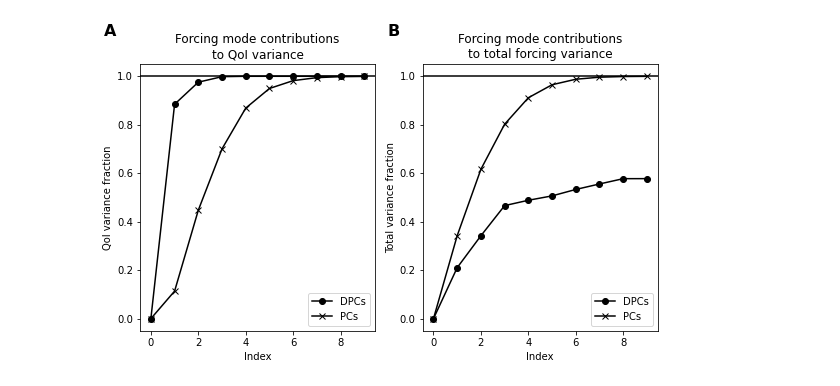
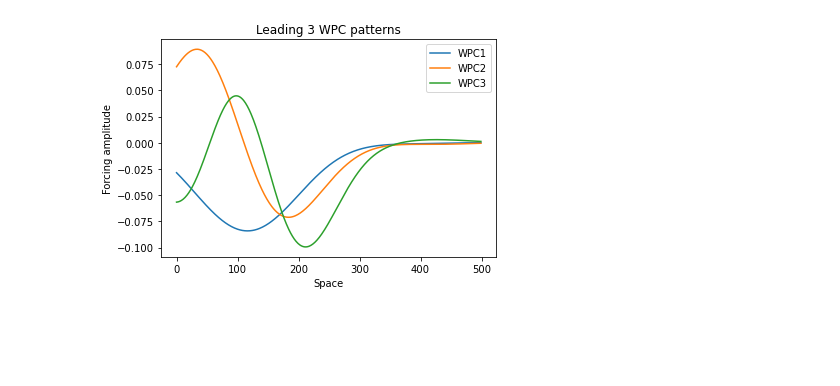
Before and after one commit to amrhein/DPCs, a Jupyter notebook: DPCs.ipynb, the cells around one changed output. Drawn from its saved outputs; the diff is of its cells as text; code cells hidden in the pictures; blank space fills up the shorter version.

```diff
--- a/DPCs.ipynb
+++ b/DPCs.ipynb
@@ -126,5 +151,13 @@ plt.savefig('Figs/setup.png', dpi=300)
 # %%
 # Time series - based approach
 [L,G,Tt] = np.linalg.svd(np.sqrt(1/(Ne-1))*S.T.dot(X),full_matrices=False)
 
 P = np.sqrt(1/(Ne-1))*X.dot(Tt.T)#.dot(np.diag(1/S))
+plt.plot((P/np.linalg.norm(P,axis=0))[:,:3])
+plt.title('Leading 3 WPC patterns')
+plt.ylabel('Forcing amplitude')
+plt.xlabel('Space')
+plt.legend(['WPC1','WPC2','WPC3'])
+plt.savefig('Figs/wpcs.png', dpi=300)
+# %% [output]
+[figure, added]
@@ -150,28 +163,0 @@ wpc_sigs0 = np.insert(wpc_sigs,0,0)
-# %%
-f, (a0,a1) = plt.subplots(1, 2, figsize=(8,5))
-
-a0.axhline(1,color='k',label='_nolegend_')
-a0.plot(np.cumsum(S0**2)[:10]/np.sum(S0**2),'ko-')
-a0.plot(np.cumsum(eof_sigs0[:10])/np.sum(S0**2),'kx-')
-a0.legend(['DPCs','PCs'])
-a0.set_title('Forcing mode contributions\nto QoI variance')
-a0.set_ylabel('QoI variance fraction')
-a0.set_xlabel('Index')
-a0.text(-0.1, 1.15, 'A', transform=a0.transAxes,
-   fontsize=16, fontweight='bold', va='top', ha='right')
-
-a1.axhline(1,color='k',label='_nolegend_')
-a1.plot(np.cumsum(wpc_sigs0[:10]**2)/np.sum(Sig0**2),'ko-')
-a1.plot(np.cumsum(Sig0**2)[:10]/np.sum(Sig0**2),'kx-')
-a1.legend(['DPCs','PCs'])
-a1.set_title('Forcing mode contributions\nto total forcing variance')
-a1.set_ylabel('Total variance fraction')
-a1.set_xlabel('Index')
-a1.text(-0.1, 1.15, 'B', transform=a1.transAxes,
-   fontsize=16, fontweight='bold', va='top', ha='right')
-
-f.tight_layout()
-
-plt.savefig('Figs/contribs.png', dpi=300)
-# %% [output]
-[figure, removed]
```
Also changed, not shown: parts of 11 cells of this notebook.
